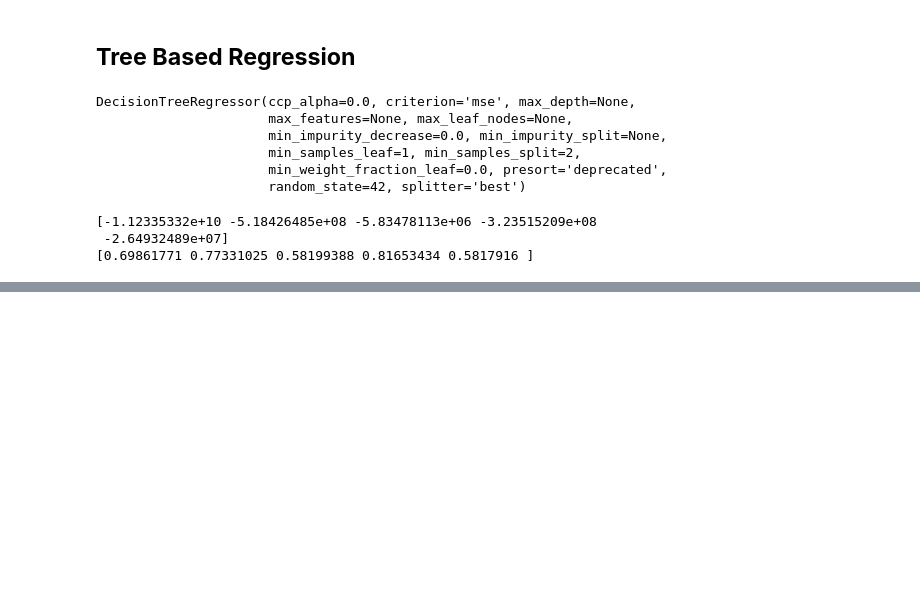
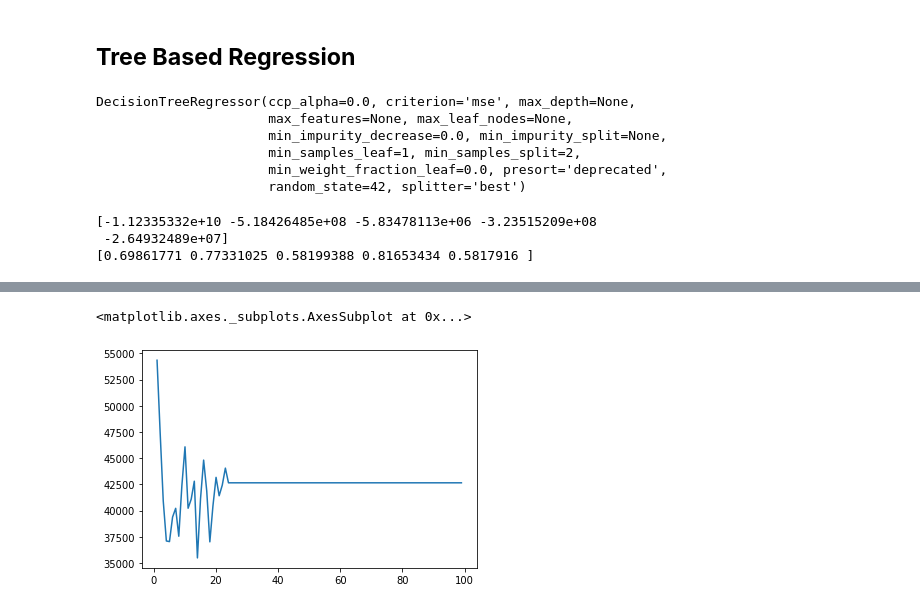
Before and after one commit to cleysonl/ML_Bootcamp_CLL, a Jupyter notebook: Supervised_ML_Regression.ipynb, the cells around one changed output, grey strips where cells are left out. Drawn from its saved outputs; the diff is of its cells as text; code cells hidden in the pictures; blank space fills up the shorter version.

```diff
--- a/Supervised_ML_Regression.ipynb
+++ b/Supervised_ML_Regression.ipynb
@@ -334,0 +377,5 @@ print(cross_val_score(dt, X=X_train_ohc, y=y_train_ohc, cv=5))
+# %%
+sns.lineplot(x=depths, y= rmse)
+# %% [output]
+<matplotlib.axes._subplots.AxesSubplot at 0x...>
+[figure, added]
```
Also changed, not shown: parts of 5 cells of this notebook.
